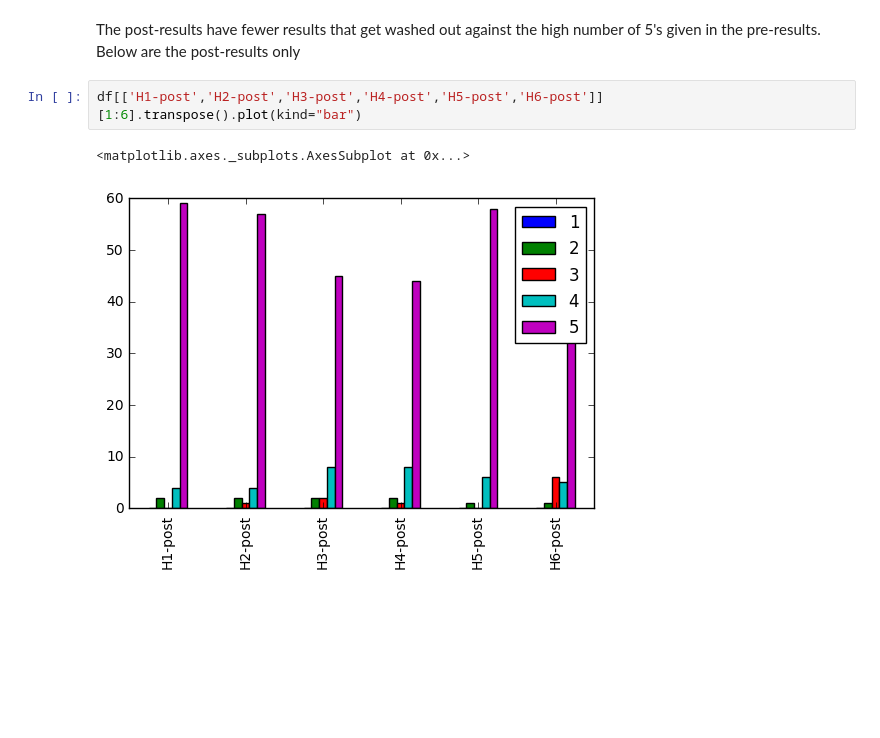
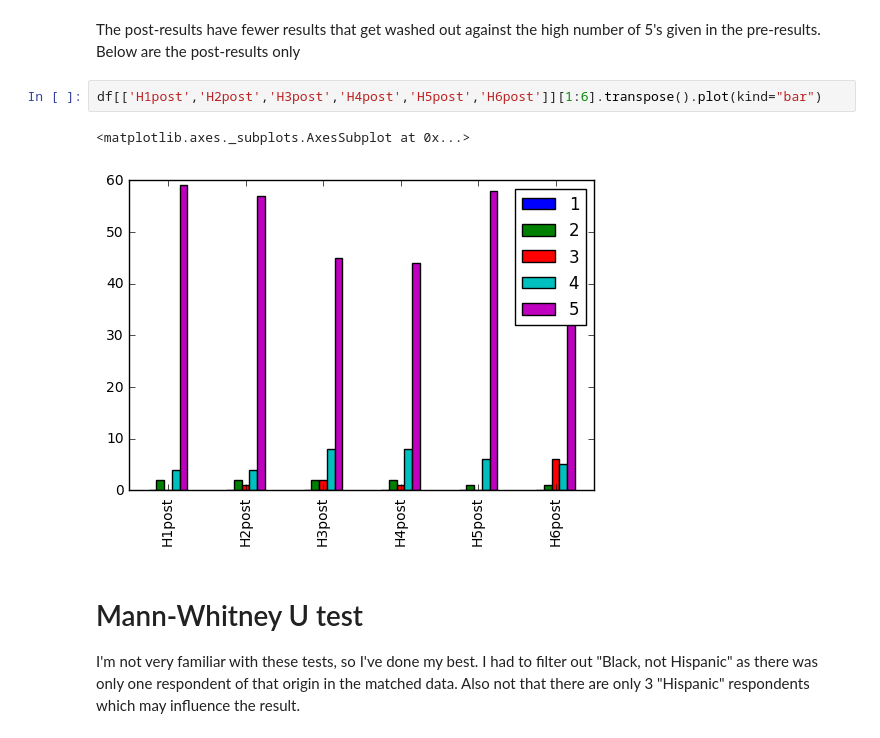
Before and after one commit to cmacdonell/hopper2016, a Jupyter notebook: Hopper_analysis.ipynb, the cells around one changed output. Cells and saved outputs as stored; diff of their text form; blank space fills up the shorter version.

Commit message:
Added Mann-Whitney U test

```diff
--- a/Hopper_analysis.ipynb
+++ b/Hopper_analysis.ipynb
@@ -176,7 +202,11 @@ df[1:6].transpose().plot(kind="bar")
 # %% [markdown]
 The post-results have fewer results that get washed out against the high number of 5's given in the pre-results. Below are the post-results only
-# %%
-df[['H1-post','H2-post','H3-post','H4-post','H5-post','H6-post']][1:6].transpose().plot(kind="bar")
-# %% [output]
-<matplotlib.axes._subplots.AxesSubplot at 0x...>
-[figure, removed]
+# %%
+df[['H1post','H2post','H3post','H4post','H5post','H6post']][1:6].transpose().plot(kind="bar")
+# %% [output]
+<matplotlib.axes._subplots.AxesSubplot at 0x...>
+[figure, added]
+# %% [markdown]
+# Mann-Whitney U test
+
+I'm not very familiar with these tests, so I've done my best. I had to filter out "Black, not Hispanic" as there was only one respondent of that origin in the matched data. Also not that there are only 3 "Hispanic" respondents which may influence the result.
```
Also changed, not shown: parts of 17 cells of this notebook.
